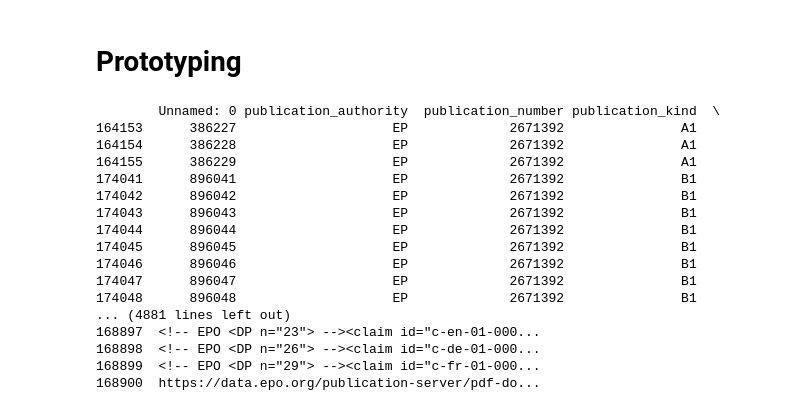
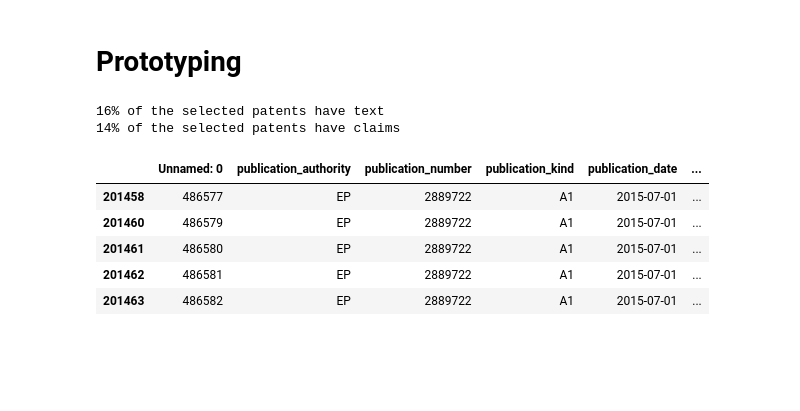
Before and after one commit to amc-econ/nlp-emerging-technologies, a Jupyter notebook: notebooks/main_model.ipynb, the cells around one changed output. Cells and saved outputs as stored; diff of their text form; code cells hidden in the pictures; blank space fills up the shorter version.

```diff
--- a/notebooks/main_model.ipynb
+++ b/notebooks/main_model.ipynb
@@ -608,23 +609,42 @@ def assign_full_text_to_patents():
 # %%
 assign_full_text_to_patents()
-# %%
-for patent in model.patent_list:
-    print(patent.patent_attributes['full_text'])
-# %% [output]
-        Unnamed: 0 publication_authority  publication_number publication_kind  \
-164153      386227                    EP             2671392               A1
-164154      386228                    EP             2671392               A1
-164155      386229                    EP             2671392               A1
-174041      896041                    EP             2671392               B1
-174042      896042                    EP             2671392               B1
-174043      896043                    EP             2671392               B1
-174044      896044                    EP             2671392               B1
-174045      896045                    EP             2671392               B1
-174046      896046                    EP             2671392               B1
-174047      896047                    EP             2671392               B1
-174048      896048                    EP             2671392               B1
-... (4881 lines left out)
-168897  <!-- EPO <DP n="23"> --><claim id="c-en-01-000...
-168898  <!-- EPO <DP n="26"> --><claim id="c-de-01-000...
-168899  <!-- EPO <DP n="29"> --><claim id="c-fr-01-000...
-168900  https://data.epo.org/publication-server/pdf-do...
+# %%
+i = 0
+for patent in model.patent_list:
+    #display(patent.patent_attributes['full_text'])
+    if len(patent.patent_attributes['full_text'])>0:
+        i+=1
+print('{}% of the selected patents have text'.format(round(i/len(model.patent_list)*100),3))
+
+i = 0
+for patent in model.patent_list:
+    df = patent.patent_attributes['full_text']
+    if len(df[df['text_type']=='CLAIM'])>0:
+        i+=1
+
+print('{}% of the selected patents have claims'.format(round(i/len(model.patent_list)*100),3))
+# %% [output]
+16% of the selected patents have text
+14% of the selected patents have claims
+# %%
+i = 0
+for patent in model.patent_list:
+
+    if len(patent.patent_attributes['full_text'])>0:
+        if i<14:
+            #display(patent.patent_attributes['full_text'])
+            data_sample = patent.patent_attributes['full_text']
+            i+=1
+# %%
+data_sample.sort_values(by = 'publication_date', ascending = False)
+data_sample['language_text_component'] = pd.Categorical(data_sample['language_text_component'] , categories=["en","de","fr","xx"], ordered=True)
+data_sample = data_sample.sort_values(by = 'language_text_component')
+data_sample.drop_duplicates(subset = ['text_type'], inplace = True)
+data_sample
+# %% [output]
+|  | Unnamed: 0 | publication_authority | publication_number | publication_kind | publication_date | ... |
+| 201458 | 486577 | EP | 2889722 | A1 | 2015-07-01 | ... |
+| 201460 | 486579 | EP | 2889722 | A1 | 2015-07-01 | ... |
+| 201461 | 486580 | EP | 2889722 | A1 | 2015-07-01 | ... |
+| 201462 | 486581 | EP | 2889722 | A1 | 2015-07-01 | ... |
+| 201463 | 486582 | EP | 2889722 | A1 | 2015-07-01 | ... |
```
Also changed, not shown: parts of 7 cells of this notebook.
